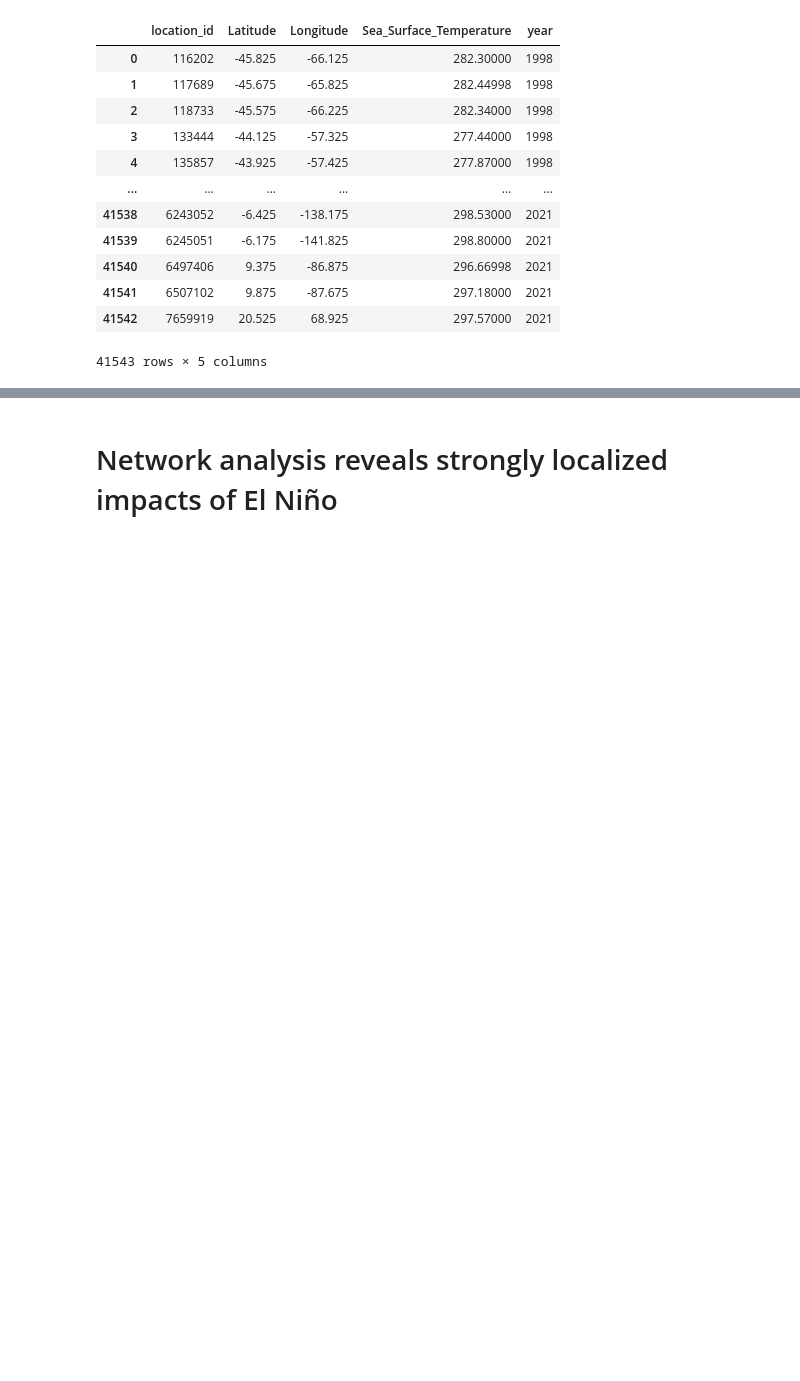
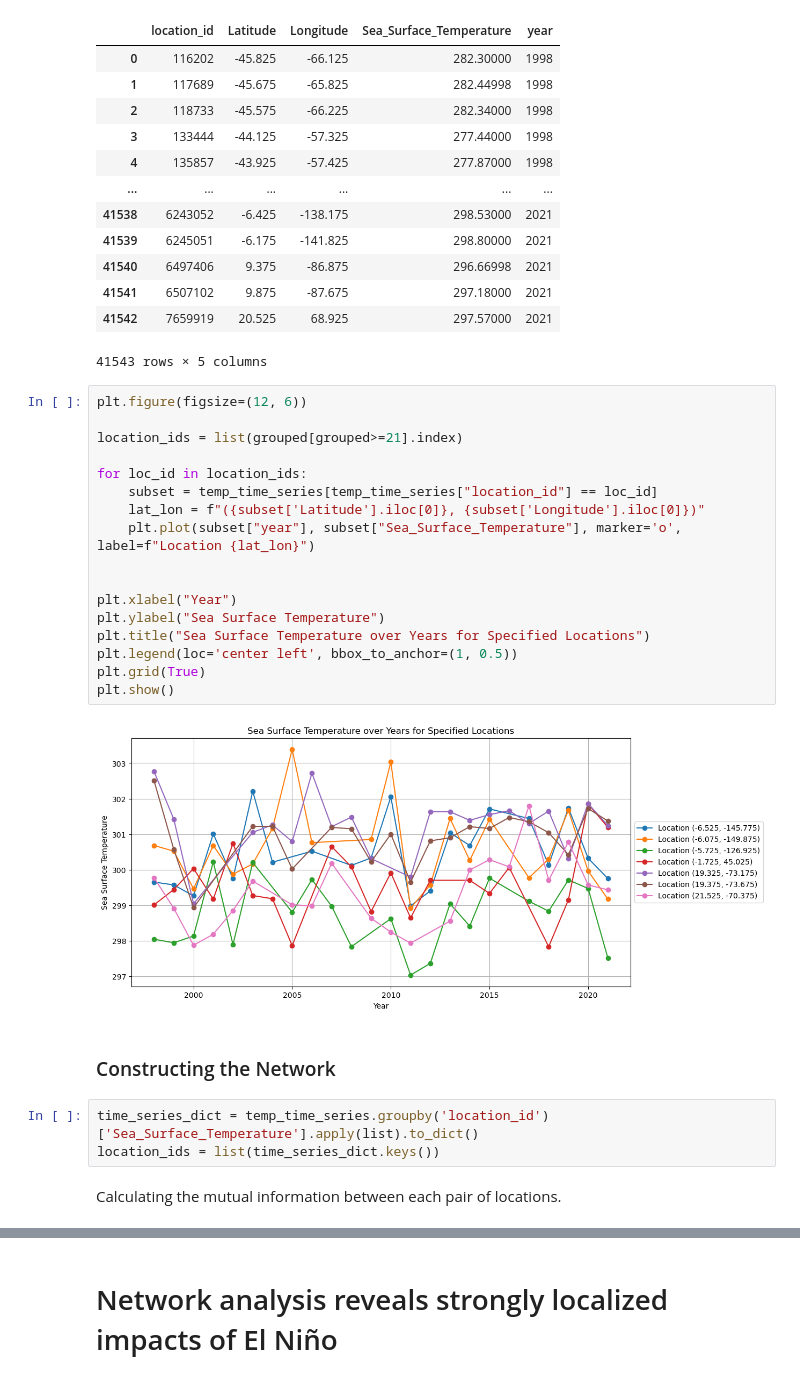
Before and after one commit to AlexFidalgo/El-Nino-La-Nina-Detection-Using-Complex-Networks, a Jupyter notebook: MainNotebook.ipynb, the cells around one changed output, grey strips where cells are left out. Drawn from its saved outputs; the diff is of its cells as text; blank space fills up the shorter version.

```diff
--- a/MainNotebook.ipynb
+++ b/MainNotebook.ipynb
@@ -302,3 +299,29 @@ temp_time_series
 | 41541 | 6507102 | 9.875 | -87.675 | 297.18000 | 2021 |
 | 41542 | 7659919 | 20.525 | 68.925 | 297.57000 | 2021 |
 41543 rows × 5 columns
+# %%
+plt.figure(figsize=(12, 6))
+
+location_ids = list(grouped[grouped>=21].index)
+
+for loc_id in location_ids:
+    subset = temp_time_series[temp_time_series["location_id"] == loc_id]
+    lat_lon = f"({subset['Latitude'].iloc[0]}, {subset['Longitude'].iloc[0]})"
+    plt.plot(subset["year"], subset["Sea_Surface_Temperature"], marker='o', label=f"Location {lat_lon}")
+
+
+plt.xlabel("Year")
+plt.ylabel("Sea Surface Temperature")
+plt.title("Sea Surface Temperature over Years for Specified Locations")
+plt.legend(loc='center left', bbox_to_anchor=(1, 0.5))
+plt.grid(True)
+plt.show()
+# %% [output]
+[figure, added]
+# %% [markdown]
+### Constructing the Network
+# %%
+time_series_dict = temp_time_series.groupby('location_id')['Sea_Surface_Temperature'].apply(list).to_dict()
+location_ids = list(time_series_dict.keys())
+# %% [markdown]
+Calculating the mutual information between each pair of locations.
```
Also changed, not shown: parts of 16 cells of this notebook.
